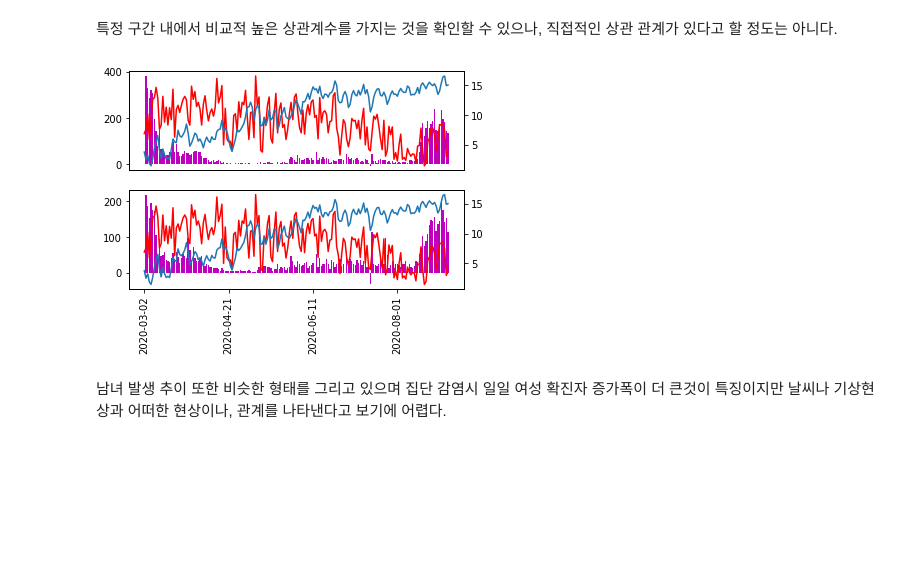
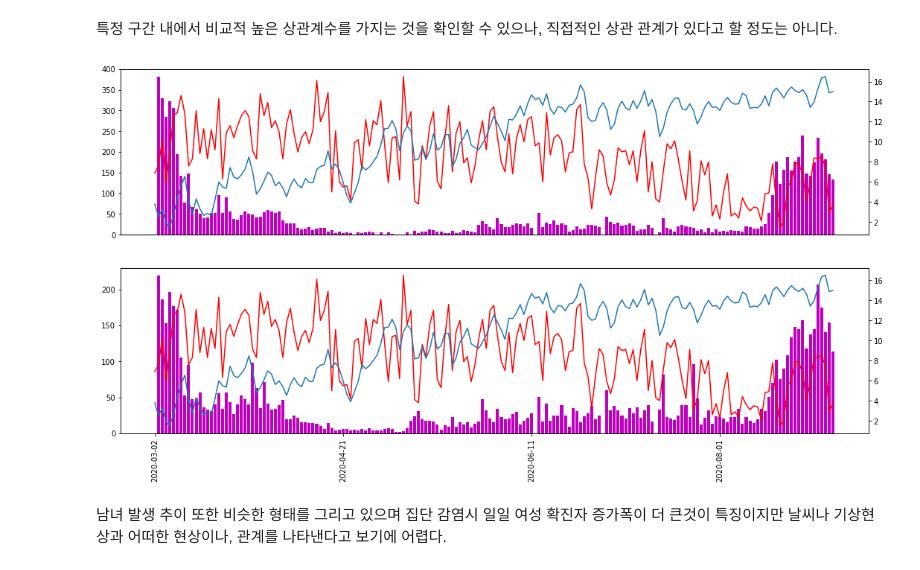
Before and after one commit to fishoe/covid_insight, a Jupyter notebook: insight.ipynb, the cells around one changed output. Saved outputs shown, nothing was run; the diff lists cells and outputs as text; code cells hidden in the pictures; blank space fills up the shorter version.

```diff
--- a/insight.ipynb
+++ b/insight.ipynb
@@ -77,7 +77,7 @@ for i in gens:#성별 확진자 테이블 분류
     gens_cfm[i]=t.merge(cfm_diff,left_index=True,right_index=True)
 # %%
 
-fig = plt.figure()
+fig = plt.figure(figsize=(18,9))
 
 subplts = [fig.add_subplot(3,1,i+1) for i in range(3)]
 sample_prs = ['Seoul','Daegu','Gwangju']
@@ -105,7 +105,7 @@ fig.show()
 # %%
 from sklearn import preprocessing as pp
 from sklearn.linear_model import LinearRegression
-fig = plt.figure()
+fig = plt.figure(figsize=(18,9))
 
 subplts = [fig.add_subplot(3,1,i+1) for i in range(3)]
 sample_prs = ['Seoul','Daegu','Gwangju']
@@ -143,7 +143,7 @@ fig.show()
 일교차와 일일 확진자 수의 비교이나, 실제로 이 데이터 또한 큰 추세에서 유사성을 보기는 힘들다.
 확진자는 잠복기를 거쳐서 확진이 되므로 큰 추세에서 연관된 뒤이어 따라오는 형태의 그래프를 그려야하지만 다항회귀그래프와 일일 확진자 그래프로 보아 큰 연관이 있다고는 할수 없다.
 # %%
-fig = plt.figure()
+fig = plt.figure(figsize=(18,9))
 
 subplts = [fig.add_subplot(3,1,i+1) for i in range(3)]
 sample_prs = ['Seoul','Daegu','Gwangju']
@@ -200,7 +200,7 @@ for idx, i in enumerate(pr_names[:3]):
 서울, 대구, 광주의 각 요소를 히트맵으로 표시하였다.
 대체로 약한 상관 계수를 나타내므로써 일일 발생 확진자와 큰 연관을 나타내지 않았다.
 # %%
-fig = plt.figure()
+fig = plt.figure(figsize=(18,9))
 subplts = [fig.add_subplot(5,1,i+1) for i in range(5)]
 
 lx = ages_cfm[age_groups[0]].shape[0]
@@ -242,26 +242,26 @@ for i in age_groups[::2]:
 # %% [markdown]
 특정 구간 내에서 비교적 높은 상관계수를 가지는 것을 확인할 수 있으나, 직접적인 상관 관계가 있다고 할 정도는 아니다.
 # %%
-fig = plt.figure()
+fig = plt.figure(figsize=(18,9))
 subplts = [fig.add_subplot(2,1,i+1) for i in range(2)]
 
 lx = gens_cfm[gens[0]].shape[0]
 for idx , i in enumerate(gens):
     if idx != 1 :
         subplts[idx].get_xaxis().set_visible(False)
     ax2 = subplts[idx].twinx()
     ax3 = subplts[idx].twinx()
     ax3.get_yaxis().set_visible(False)
     subplts[idx].bar(gens_cfm[i].index,gens_cfm[i]['diff_cfm'],color='m')
     ax3.plot(mini_wx['avg_temp'])
     ax2.plot(mini_wx['diff_temp'], color = 'r')
 
     dates = gens_cfm[i]['date']
     ndtrng = range(0,len(gens_cfm[i]['date']),50)
     subplts[idx].set_xticks(ndtrng)
     subplts[idx].set_xticklabels(gens_cfm[i]['date'][::50],rotation='vertical')
 # %% [output]
-[figure, old version]
+[figure, new version]
 # %% [markdown]
 남녀 발생 추이 또한 비슷한 형태를 그리고 있으며 집단 감염시 일일 여성 확진자 증가폭이 더 큰것이 특징이지만 날씨나 기상현상과 어떠한 현상이나, 관계를 나타낸다고 보기에 어렵다.
 # %% [markdown]
```
Also changed, not shown: parts of 7 cells of this notebook, 2 other files.
